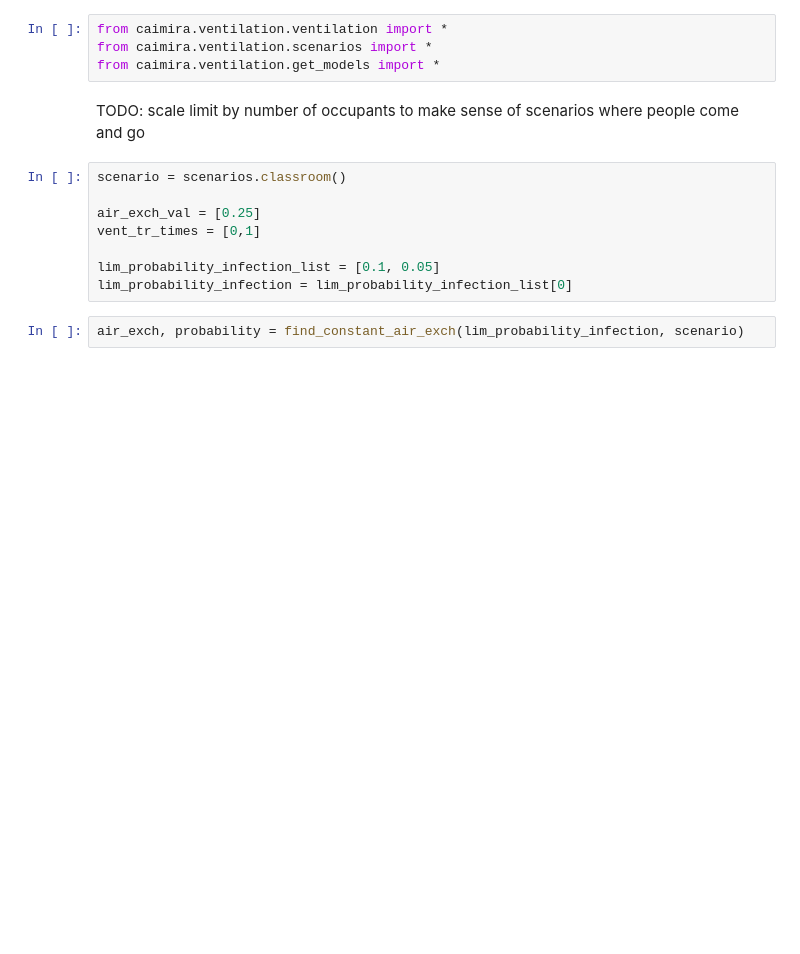
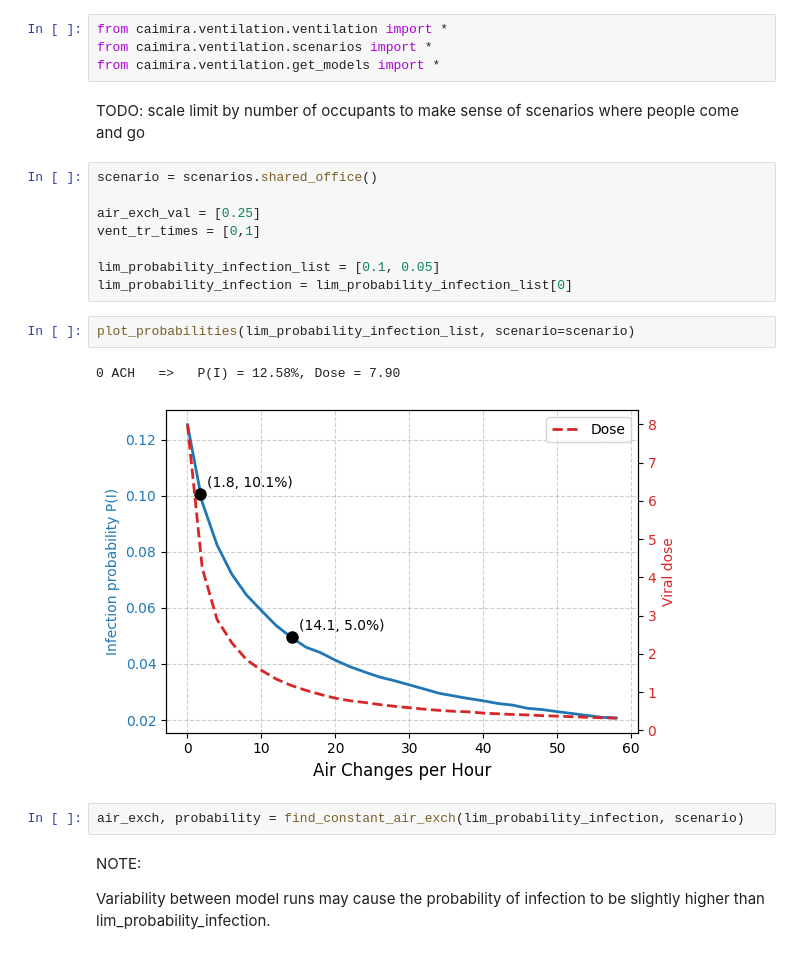
Before and after one commit to CERN/CAiMIRA, a Jupyter notebook: caimira/src/caimira/ventilation/co2_vent.ipynb, the cells around one changed output. Drawn from its saved outputs; the diff is of its cells as text; blank space fills up the shorter version.

```diff
--- a/caimira/src/caimira/ventilation/co2_vent.ipynb
+++ b/caimira/src/caimira/ventilation/co2_vent.ipynb
@@ -5,15 +5,24 @@ from caimira.ventilation.get_models import *
 # %% [markdown]
 TODO: scale limit by number of occupants to make sense of scenarios where people come and go
 # %%
-scenario = scenarios.classroom()
+scenario = scenarios.shared_office()
 
 air_exch_val = [0.25]
 vent_tr_times = [0,1]
 
 lim_probability_infection_list = [0.1, 0.05]
 lim_probability_infection = lim_probability_infection_list[0]
+# %%
+plot_probabilities(lim_probability_infection_list, scenario=scenario)
+# %% [output]
+0 ACH   =>   P(I) = 12.58%, Dose = 7.90
+[figure, added]
 # %%
 air_exch, probability = find_constant_air_exch(lim_probability_infection, scenario)
+# %% [markdown]
+NOTE:
+
+Variability between model runs may cause the probability of infection to be slightly higher than lim_probability_infection.
 # %%
 plot_model_concentration_results(air_exch, scenario=scenario, deterministic_CO2=True)
 # %% [output]
```
Also changed, not shown: parts of 5 cells of this notebook, 1 other file.
